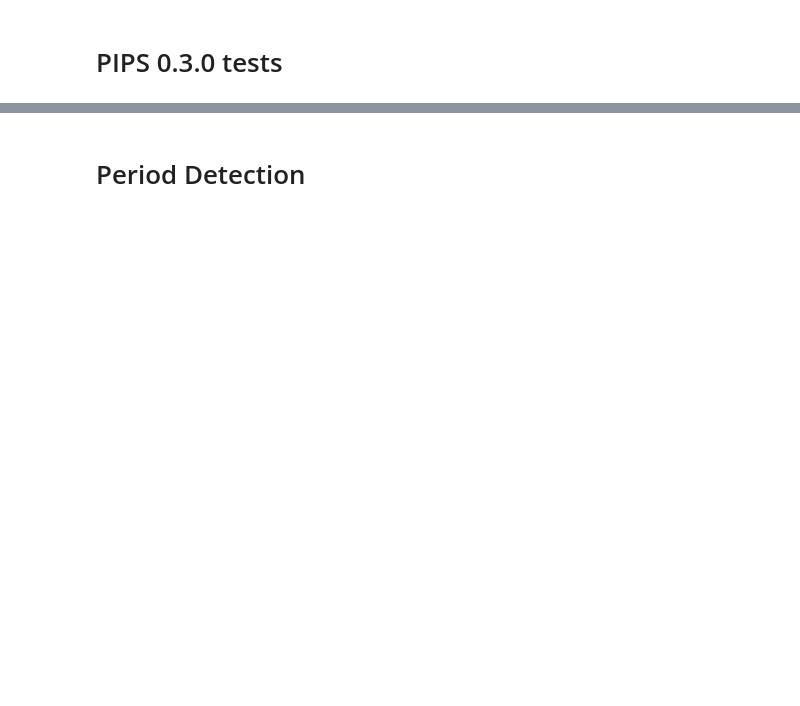
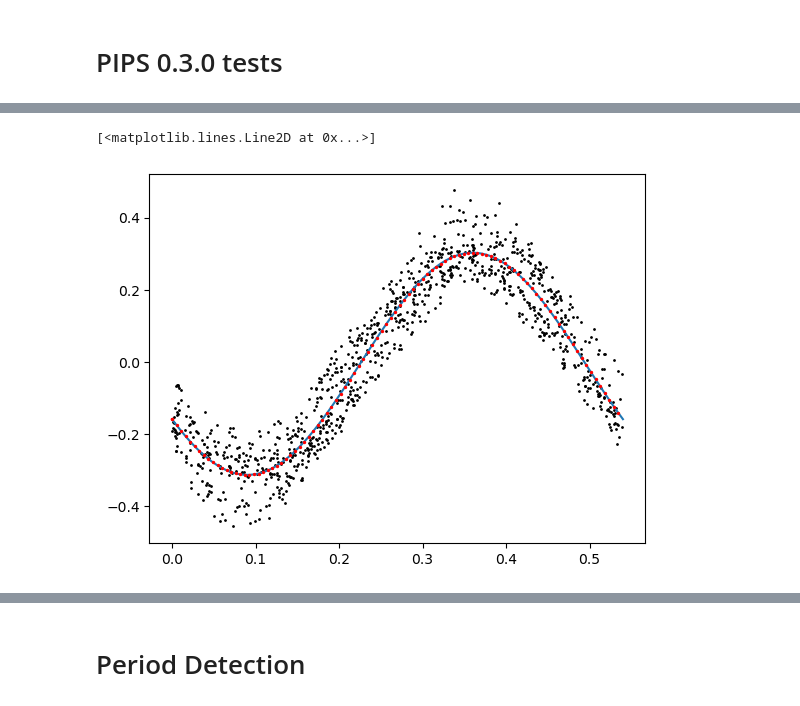
Before and after one commit to SterlingYM/astroPIPS, a Jupyter notebook: test.ipynb, the cells around one changed output, grey strips where cells are left out. Drawn from its saved outputs; the diff is of its cells as text; code cells hidden in the pictures; blank space fills up the shorter version.

```diff
--- a/test.ipynb
+++ b/test.ipynb
@@ -26,0 +103,13 @@ The autoreload extension is already loaded. To reload it, use:
+# %%
+# input
+x_th = np.linspace(0,period,100)
+
+# prepare arrays
+ii = (np.arange(Nterms)+1).repeat(len(x_th)).reshape(Nterms,len(x_th),).T
+xx = x_th.repeat(Nterms).reshape(len(x_th),Nterms)
+
+# prepare Fourier basis
+const_term = np.ones_like(x_th).reshape(len(x_th),1)
+sin_terms = np.sin(ii*2*np.pi*xx/period)
+cos_terms = np.cos(ii*2*np.pi*xx/period)
+X = np.concatenate((const_term,sin_terms,cos_terms),axis=1)
@@ -26,0 +120,11 @@ The autoreload extension is already loaded. To reload it, use:
+# %%
+Yfit = np.dot(X,params)
+# %%
+y_th = params[1]*np.sin(2*np.pi*x_th/period) + params[2]*np.cos(2*np.pi*x_th/period) + params[0]
+# %%
+plt.scatter(x_th%period,Yfit,zorder=10,s=2,c='r')#+np.dot(w,y))
+plt.scatter(x%period,y,zorder=1,s=1,c='k')
+plt.plot(x_th,y_th)
+# %% [output]
+[<matplotlib.lines.Line2D at 0x...>]
+[figure, added]
```
Also changed, not shown: parts of 46 cells of this notebook, 1 other file.
